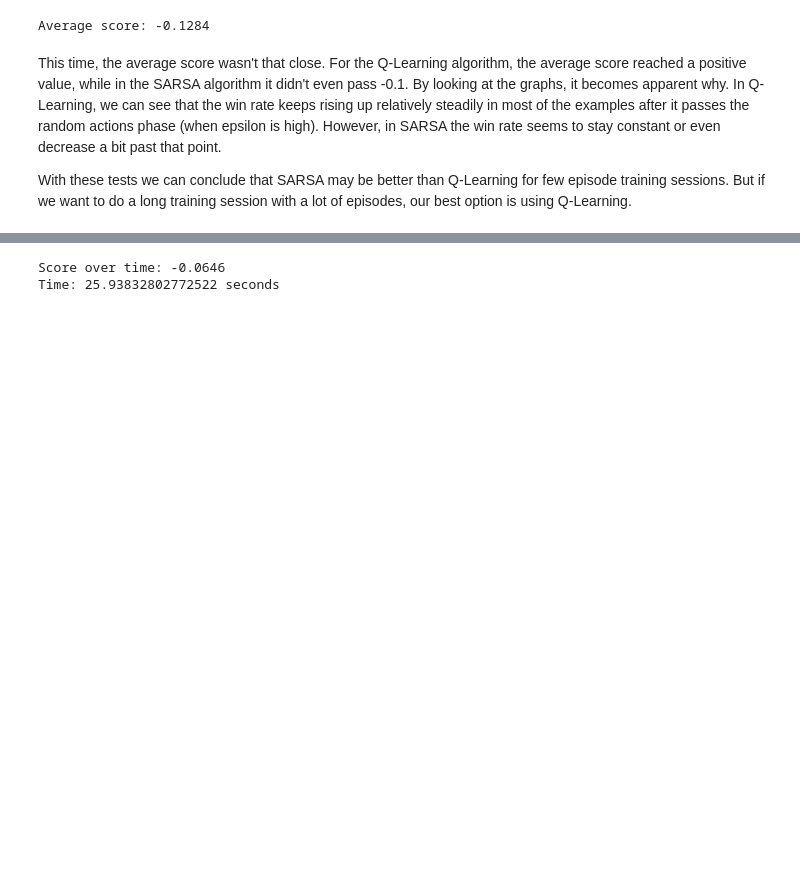
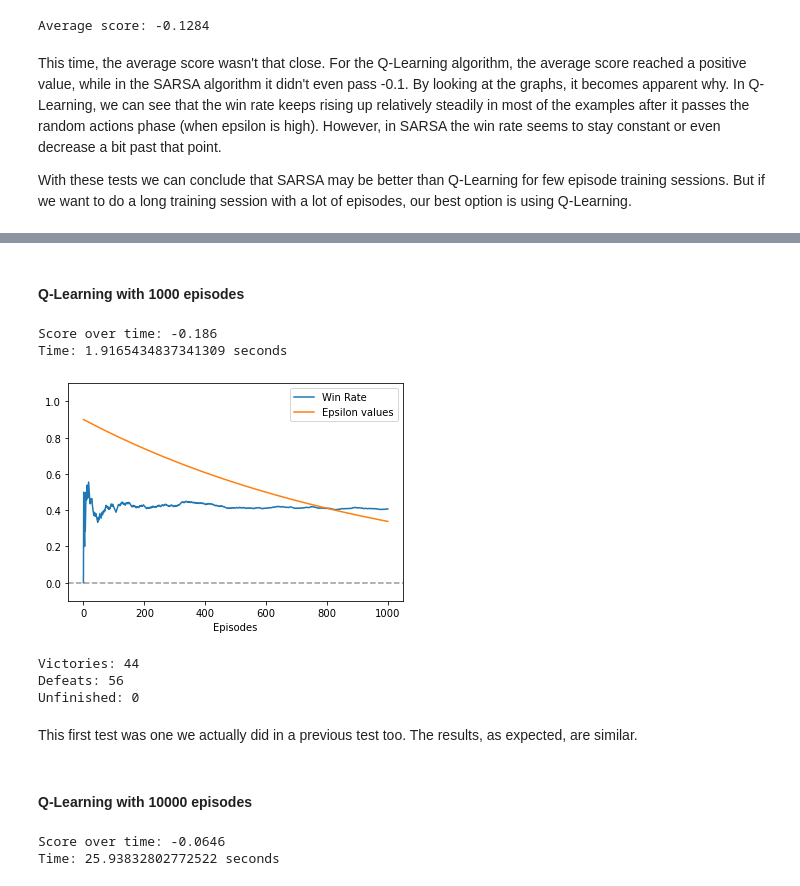
Before and after one commit to Maligetzus/IART, a Jupyter notebook: NeutronRL_Notebook.ipynb, the cells around one changed output, grey strips where cells are left out. Cells and saved outputs as stored; diff of their text form; code cells hidden in the pictures; blank space fills up the shorter version.

Commit message:
finished test analysis

```diff
--- a/NeutronRL_Notebook.ipynb
+++ b/NeutronRL_Notebook.ipynb
@@ -768,3 +786,27 @@ With these tests we can conclude that SARSA may be better than Q-Learning for fe
+# %% [markdown]
+#### Q-Learning with 1000 episodes
+# %%
+start_time = time.time()
+
+qlearning = QLearning(max_episodes=1000, max_steps=2000, epsilon_decay=EpsilonDecay.Exponential, env='Neutron-5x5-White-Random-v0', log=False)
+score, rewards, epsilon = qlearning.train()
+
+print(f"Time: {time.time() - start_time} seconds")
+
+plot_winrate_epsilon(rewards, epsilon)
+
+play_games(qtable=qlearning.export_qtable(), env="Neutron-5x5-White-Random-v0", num_games=100, learn=True)
+# %% [output]
+Score over time: -0.186
+Time: 1.9165434837341309 seconds
+[figure, added]
+Victories: 44
+Defeats: 56
+Unfinished: 0
+# %% [markdown]
+This first test was one we actually did in a previous test too. The results, as expected, are similar.
+# %% [markdown]
+#### Q-Learning with 10000 episodes
 # %%
 start_time = time.time()
 
```
Also changed, not shown: parts of 19 cells of this notebook.
